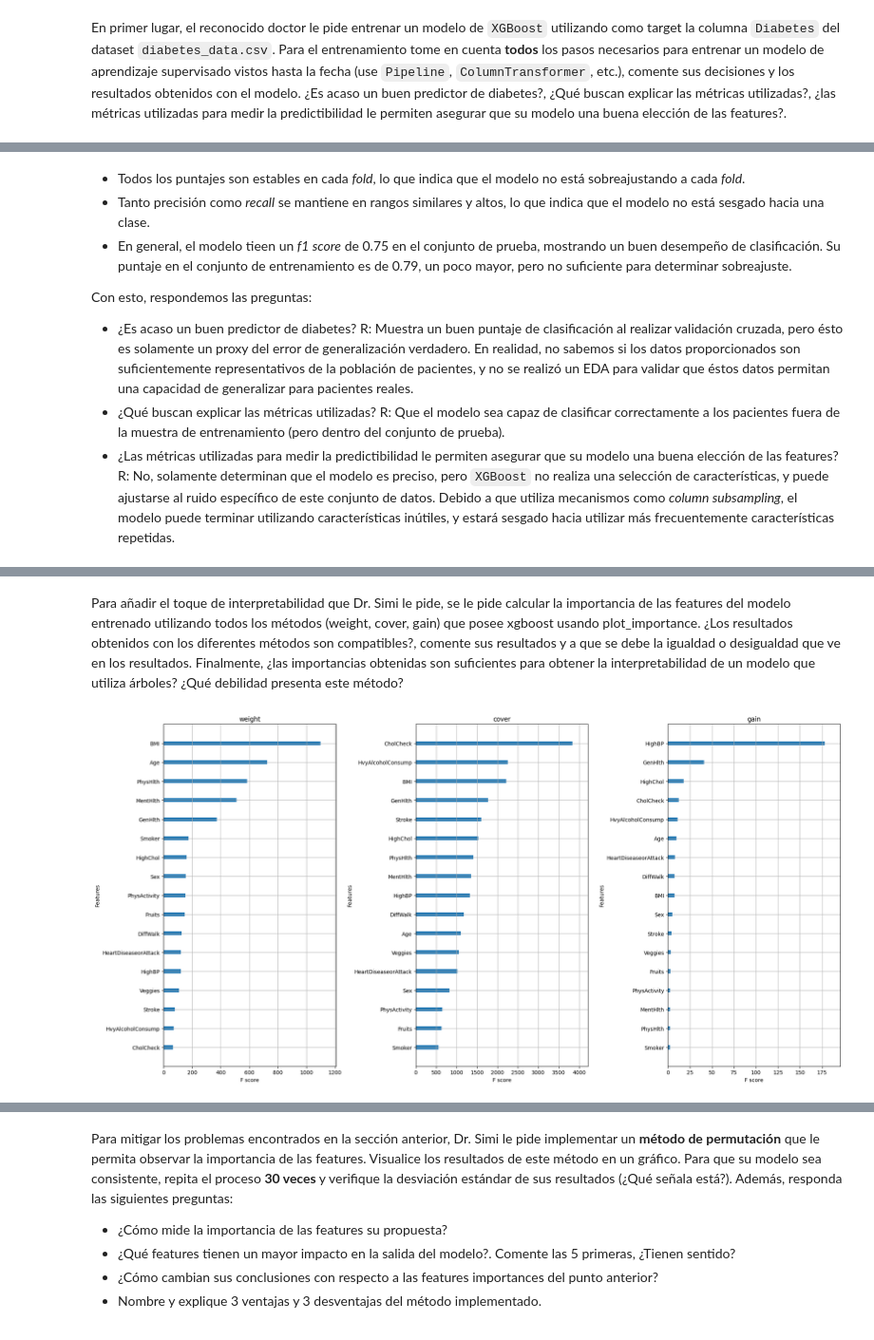
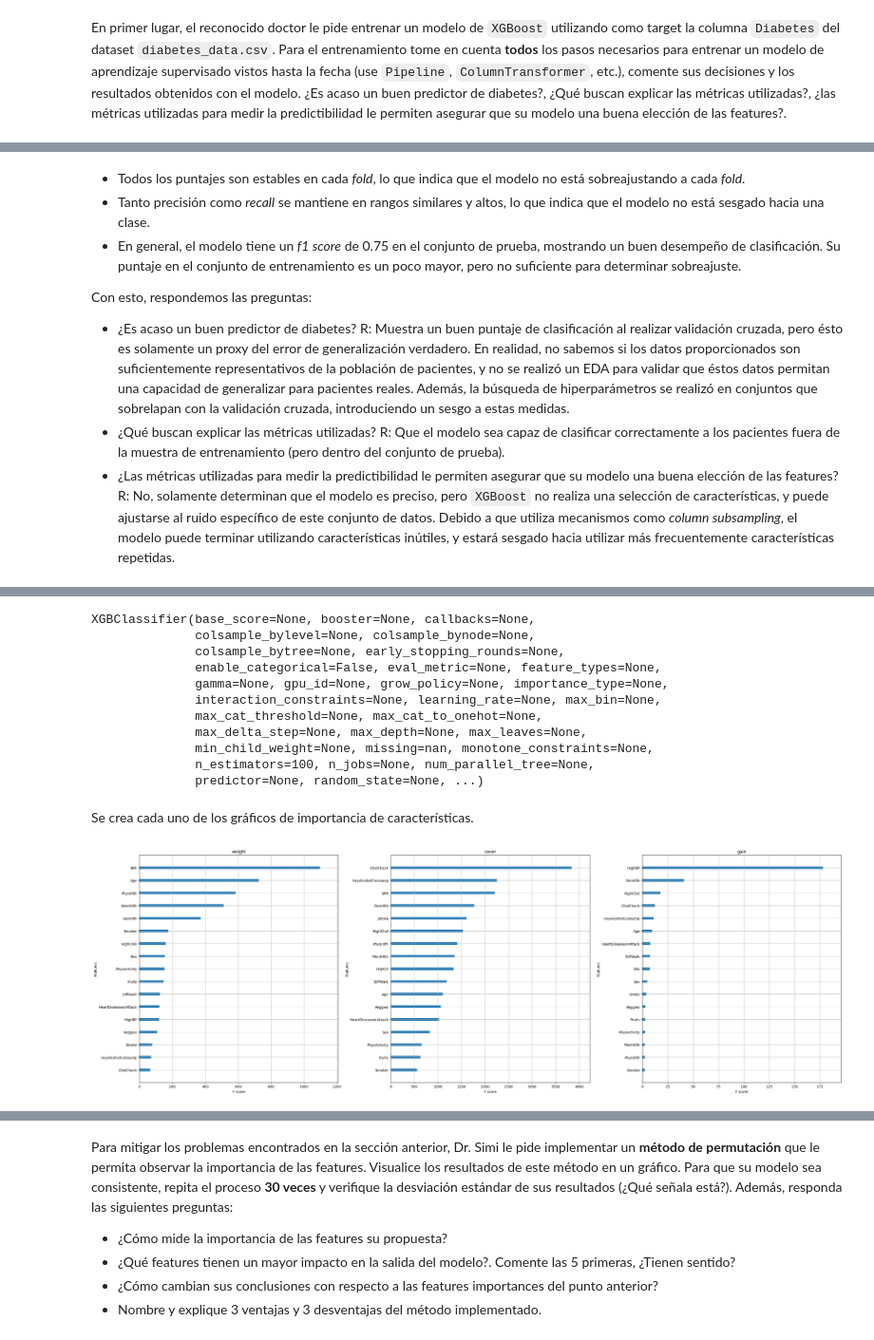
Before and after one commit to johnny-godoy/laboratorios-mds, a Jupyter notebook: 2023/lab10/laboratorio_10.ipynb, the cells around one changed output, grey strips where cells are left out. Shown at 95% size. Saved outputs shown, nothing was run; the diff lists cells and outputs as text; code cells hidden in the pictures.

Commit message:
logro: responde sobre xgb

```diff
--- a/2023/lab10/laboratorio_10.ipynb
+++ b/2023/lab10/laboratorio_10.ipynb
@@ -89,2 +100,13 @@ y = df["Diabetes"]
+# %%
+def load_or_create_pickle(file_path: str, build_func: callable):
+    """Permite cargar un archivo pickle o crearlo si no existe."""
+    try:
+        with open(file_path, "rb") as f:
+            obj = pickle.load(f)
+    except FileNotFoundError:
+        obj = build_func()
+        with open(file_path, "wb") as f:
+            pickle.dump(obj, f)
+    return obj
 # %%
 def tabla_evaluacion(*args, **kwargs) -> pd.DataFrame:
@@ -160,9 +163,9 @@ df_eval
     sobreajustando a cada _fold_.
 * Tanto precisión como _recall_ se mantiene en rangos similares y altos, lo que indica
     que el modelo no está sesgado hacia una clase.
-* En general, el modelo tieen un _f1 score_ de 0.75 en el conjunto de prueba,
+* En general, el modelo tiene un _f1 score_ de 0.75 en el conjunto de prueba,
 mostrando un buen desempeño de clasificación. Su puntaje en el conjunto de
-entrenamiento es de 0.79, un poco mayor, pero no suficiente para determinar sobreajuste.
+entrenamiento es un poco mayor, pero no suficiente para determinar sobreajuste.
 
 Con esto, respondemos las preguntas:
 
@@ -171,14 +174,17 @@ clasificación al realizar validación cruzada, pero ésto es solamente un proxy
 error de generalización verdadero. En realidad, no sabemos si los datos
 proporcionados son suficientemente representativos de la población de pacientes, y no
  se realizó un EDA para validar que éstos datos permitan una capacidad de generalizar
-  para pacientes reales.
+  para pacientes reales. Además, la búsqueda de hiperparámetros se realizó en
+  conjuntos que sobrelapan con la validación cruzada, introduciendo un sesgo a estas
+  medidas.
 * ¿Qué buscan explicar las métricas utilizadas? R: Que el modelo sea capaz de
  clasificar correctamente a los pacientes fuera de la muestra de entrenamiento (pero
  dentro del conjunto de prueba).
 * ¿Las métricas utilizadas para medir la predictibilidad le permiten asegurar que su
 modelo una buena elección de las features? R: No, solamente determinan que el modelo
 es preciso, pero `XGBoost` no realiza una selección de características, y puede
-ajustarse al ruido específico de este conjunto de datos. Debido a que utiliza mecanismos como _column subsampling_, el modelo
+ajustarse al ruido específico de este conjunto de datos. Debido a que utiliza
+mecanismos como _column subsampling_, el modelo
 puede terminar utilizando características inútiles, y estará sesgado hacia utilizar
 más frecuentemente características repetidas.
 # %% [markdown]
@@ -187,17 +193,34 @@ más frecuentemente características repetidas.
 <p align="center">
   <img src="https://media.tenor.com/5JAj5_IiagEAAAAd/dr-simi-dr-simi-dance.gif" width="400">
 </p>
-# %% [markdown]
-Para añadir el toque de interpretabilidad que Dr. Simi le pide, se le pide calcular la importancia de las features del modelo entrenado utilizando todos los métodos (weight, cover, gain) que posee xgboost usando plot_importance. ¿Los resultados obtenidos con los diferentes métodos son compatibles?, comente sus resultados y a que se debe la igualdad o desigualdad que ve en los resultados. Finalmente, ¿las importancias obtenidas son suficientes para obtener la interpretabilidad de un modelo que utiliza árboles? ¿Qué debilidad presenta este método?
-# %%
-clf.fit(X, y);
+# %%
+def build_clf():
+    return xgb.XGBClassifier().fit(X, y)
+
+
+clf = load_or_create_pickle("output/xgb_clf.pkl", build_clf)
+clf
+# %% [output]
+XGBClassifier(base_score=None, booster=None, callbacks=None,
+              colsample_bylevel=None, colsample_bynode=None,
+              colsample_bytree=None, early_stopping_rounds=None,
+              enable_categorical=False, eval_metric=None, feature_types=None,
+              gamma=None, gpu_id=None, grow_policy=None, importance_type=None,
+              interaction_constraints=None, learning_rate=None, max_bin=None,
+              max_cat_threshold=None, max_cat_to_onehot=None,
+              max_delta_step=None, max_depth=None, max_leaves=None,
+              min_child_weight=None, missing=nan, monotone_constraints=None,
+              n_estimators=100, n_jobs=None, num_parallel_tree=None,
+              predictor=None, random_state=None, ...)
+# %% [markdown]
+ Se crea cada uno de los gráficos de importancia de características.
 # %%
-fig, axes = plt.subplots(ncols=3, figsize=(20, 10))
+fig, axes = plt.subplots(ncols=3, figsize=(30, 10))
 importance_types = ("weight", "cover", "gain")
 for method, ax in zip(importance_types, axes):
     xgb.plot_importance(
-        clf[1], importance_type=method, title=method, ax=ax, show_values=False
+        clf, importance_type=method, title=method, ax=ax, show_values=False
     )
 plt.tight_layout()
 # %% [output]
-[figure, old version]
+[figure, new version]
```
Also changed, not shown: parts of 9 cells of this notebook, 2 other files.
